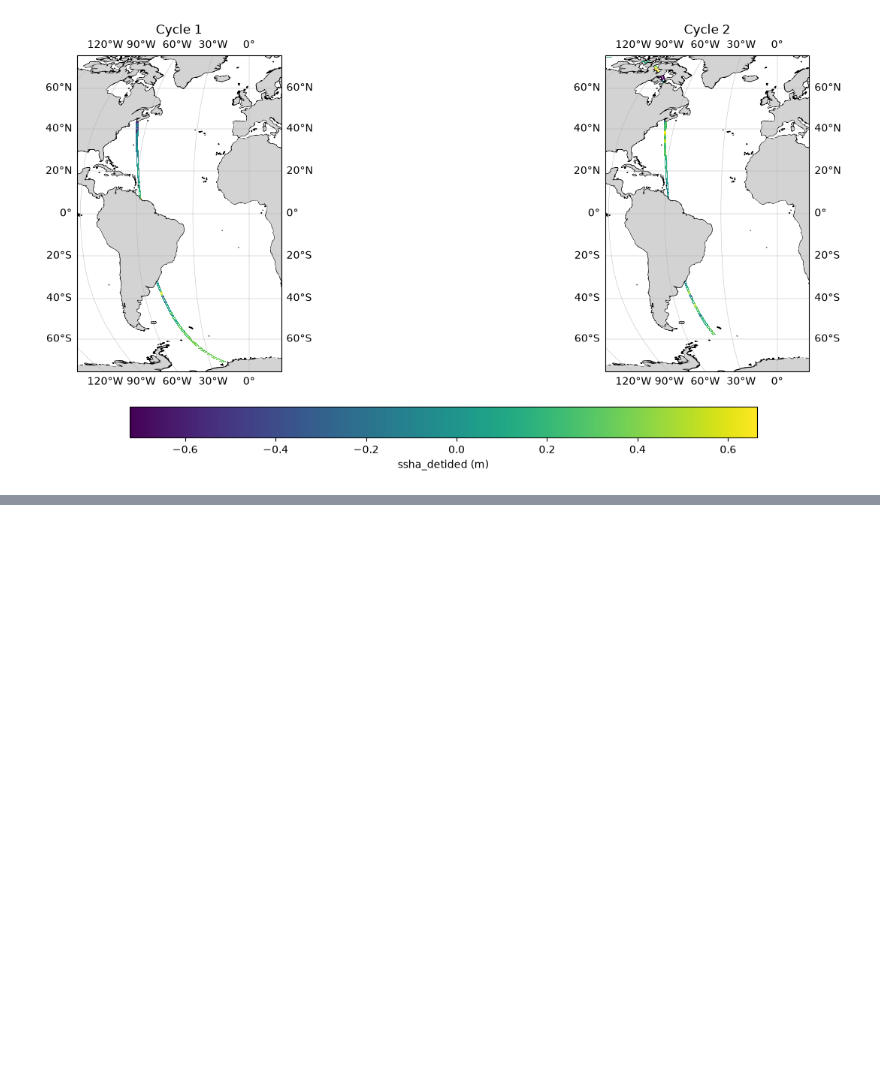
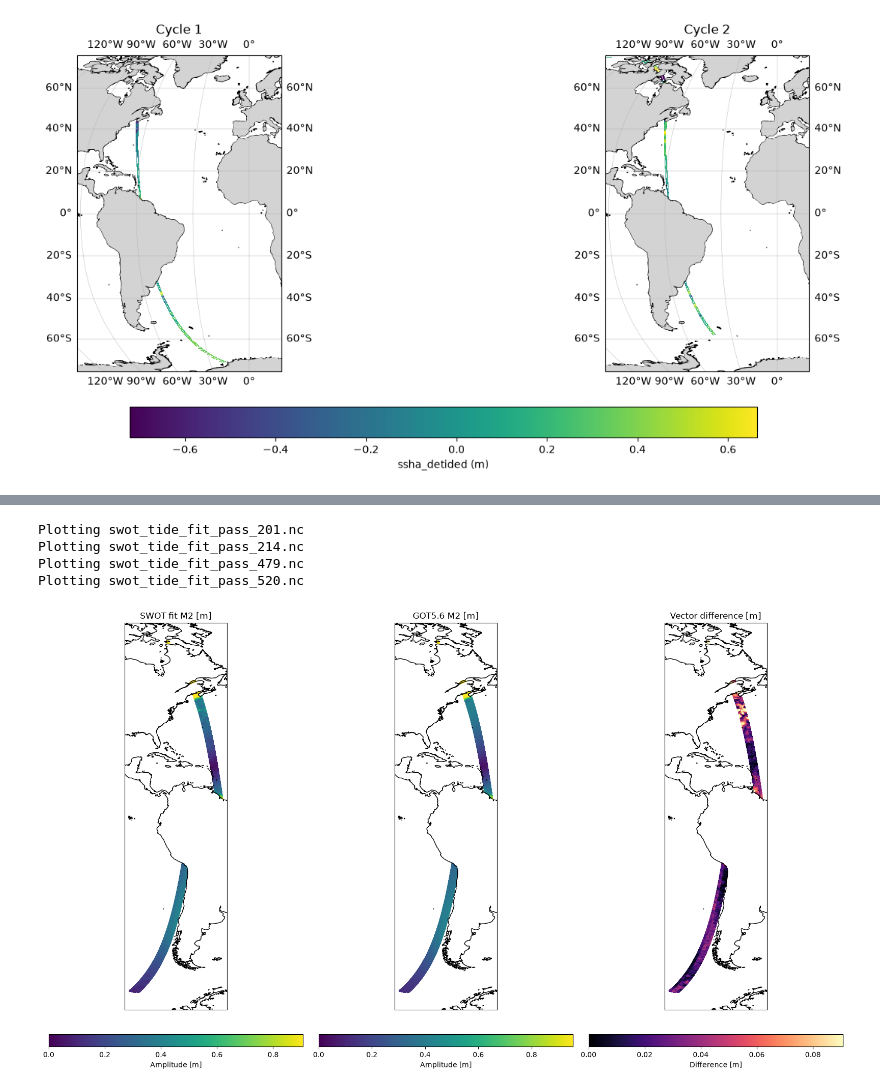
Before and after one commit to zsk4/SWOT_Global_Tides, a Jupyter notebook: SWOT_Tides_Test.ipynb, the cells around one changed output, grey strips where cells are left out. Saved outputs shown, nothing was run; the diff lists cells and outputs as text; code cells hidden in the pictures; blank space fills up the shorter version.

```diff
--- a/SWOT_Tides_Test.ipynb
+++ b/SWOT_Tides_Test.ipynb
@@ -302,0 +611,75 @@ lines with usable points: 3893 range: 1294 8334
+# %%
+for constituent in constits:
+    k = constits.index(constituent)
+    files = sorted(Path(".").glob("swot_tide_fit_pass_*.nc"))
+    percentiles = [[] for _ in range(3)]
+    # Calculate 98th percentile for each variable across all passes
+    for path in files:
+        with xr.open_dataset(path) as ds:
+            for i, var in enumerate(["amplitude", "amp_got", "vec"]):
+                v = ds[var].isel(constituent=k).values
+                percentiles[i].append(v[np.isfinite(v)])
+    limits = [(0, np.nanpercentile(np.concatenate(v), 98)) for v in percentiles]
+
+    fig, axs = plt.subplots(1, 3, figsize=(16, 10), subplot_kw={"projection": ccrs.PlateCarree()})
+    titles = ["SWOT fit M2 [m]","GOT5.6 M2 [m]","Vector difference [m]"]
+    cmaps = ["viridis", "viridis", "magma"]
+
+    for path in files:
+        print(f"Plotting {path.name}")
+        with xr.open_dataset(path) as ds:
+            lon = ds["longitude"].values
+            lat = ds["latitude"].values
+            valid = (
+                np.isfinite(ds["amplitude"].isel(constituent=k).values)
+                & np.isfinite(ds["amp_got"].isel(constituent=k).values)
+                & np.isfinite(ds["vec"].isel(constituent=k).values)
+                & np.isfinite(lon)
+                & np.isfinite(lat)
+            )
+            jj, ii = np.where(valid)
+
+            lon_p = lon[jj, ii]
+            lat_p = lat[jj, ii]
+
+            variables = [
+                ds["amplitude"].isel(constituent=k).values[jj, ii],
+                ds["amp_got"].isel(constituent=k).values[jj, ii],
+                ds["vec"].isel(constituent=k).values[jj, ii]
+            ]
+
+            for ax, v, ttl, cm, lim in zip(
+                axs, variables, titles, cmaps, limits
+            ):
+                sc = ax.scatter(
+                    lon_p, lat_p,
+                    c=v,
+                    s=1,
+                    cmap=cm,
+                    vmin=lim[0],
+                    vmax=lim[1],
+                    transform=ccrs.PlateCarree(),
+                    rasterized=True
+                )
+
+    for ax, ttl, cm, lim in zip(axs, titles, cmaps, limits):
+        ax.coastlines()
+        ax.set_title(ttl)
+        sm = plt.cm.ScalarMappable(
+            norm=plt.Normalize(*lim),
+            cmap=cm
+        )
+        plt.colorbar(
+            sm,
+            ax=ax,
+            orientation="horizontal",
+            pad=0.05,
+            label="Amplitude [m]" if ttl != titles[2] else "Difference [m]"
+        )
+    fig.tight_layout()
+# %% [output]
+Plotting swot_tide_fit_pass_201.nc
+Plotting swot_tide_fit_pass_214.nc
+Plotting swot_tide_fit_pass_479.nc
+Plotting swot_tide_fit_pass_520.nc
+[figure, added]
```
Also changed, not shown: parts of 18 cells of this notebook, 2 other files.
